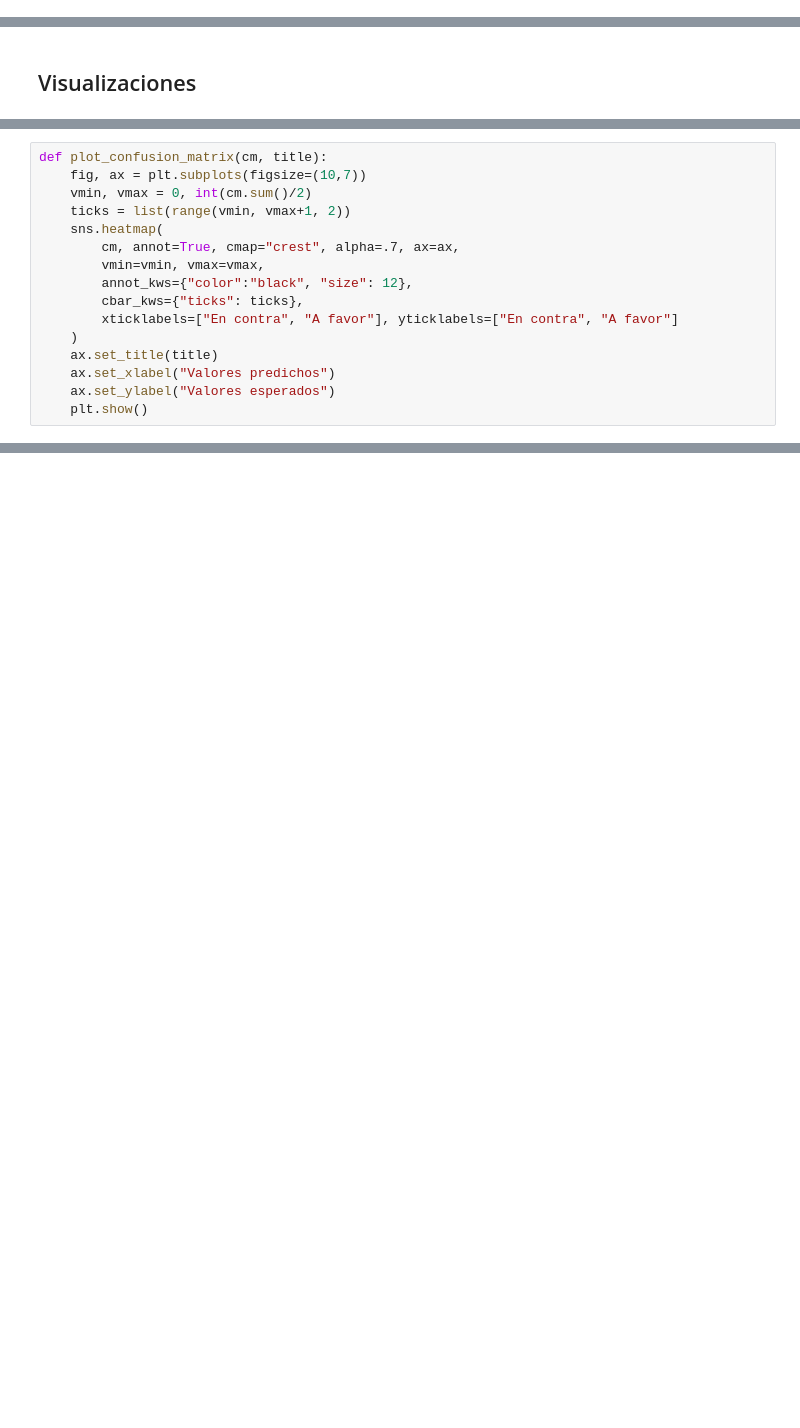
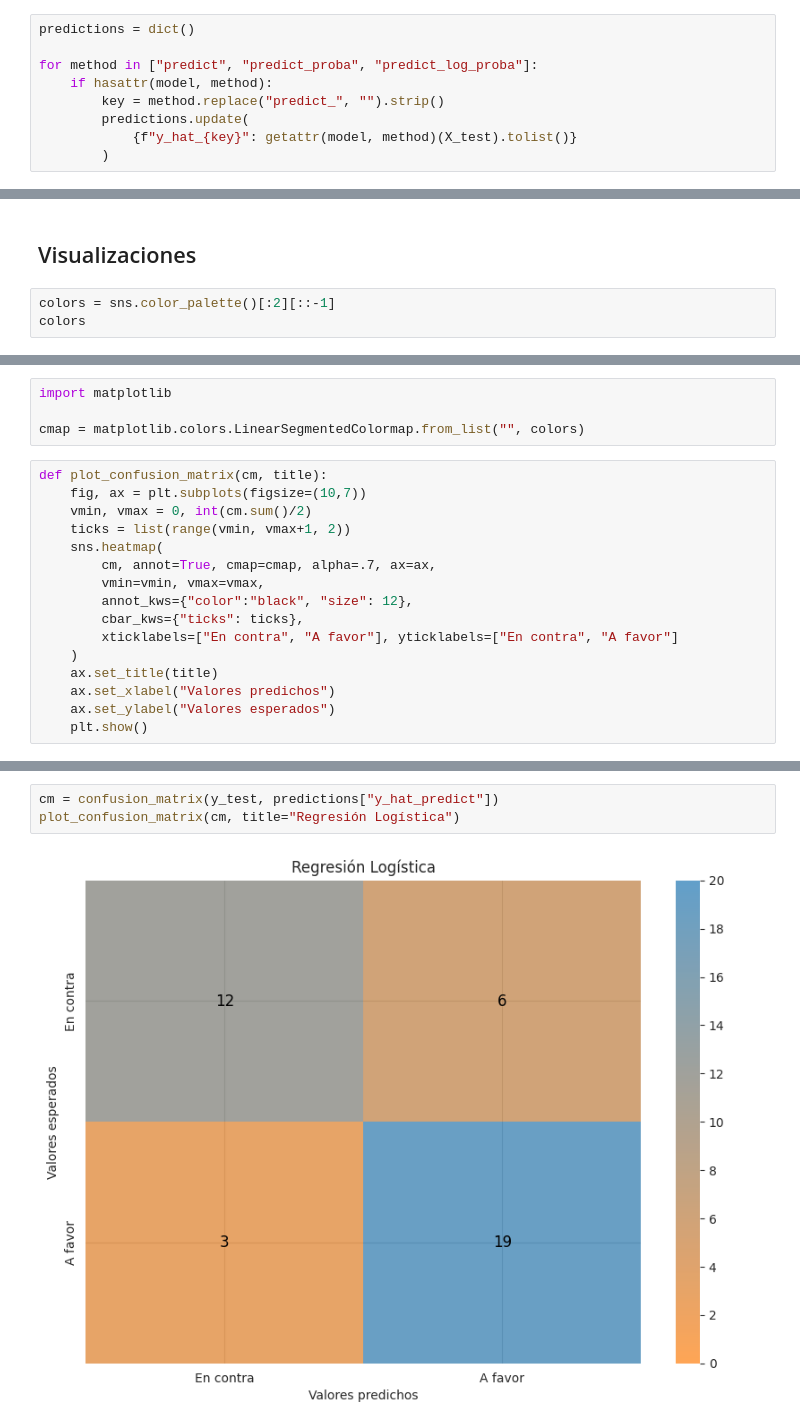
Before and after one commit to macfernandez/eddc-specialization-project, a Jupyter notebook: notebooks/06-model-training.ipynb, the cells around one changed output, grey strips where cells are left out. Drawn from its saved outputs; the diff is of its cells as text; blank space fills up the shorter version.

```diff
--- a/notebooks/06-model-training.ipynb
+++ b/notebooks/06-model-training.ipynb
@@ -49,0 +311,9 @@ nb_proporciones    --- ['y_hat', 'y_hat_proba', 'y_hat_log_proba', 'y_hat_joint_
+# %%
+predictions = dict()
+
+for method in ["predict", "predict_proba", "predict_log_proba"]:
+    if hasattr(model, method):
+        key = method.replace("predict_", "").strip()
+        predictions.update(
+            {f"y_hat_{key}": getattr(model, method)(X_test).tolist()}
+        )
@@ -83,2 +340,5 @@ weighted avg       0.77      0.75      0.75        40
 # %% [markdown]
 ## Visualizaciones
+# %%
+colors = sns.color_palette()[:2][::-1]
+colors
@@ -85,10 +348,14 @@ weighted avg       0.77      0.75      0.75        40
+# %%
+import matplotlib
+
+cmap = matplotlib.colors.LinearSegmentedColormap.from_list("", colors)
 # %%
 def plot_confusion_matrix(cm, title):
     fig, ax = plt.subplots(figsize=(10,7))
     vmin, vmax = 0, int(cm.sum()/2)
     ticks = list(range(vmin, vmax+1, 2))
     sns.heatmap(
-        cm, annot=True, cmap="crest", alpha=.7, ax=ax,
+        cm, annot=True, cmap=cmap, alpha=.7, ax=ax,
         vmin=vmin, vmax=vmax,
         annot_kws={"color":"black", "size": 12},
         cbar_kws={"ticks": ticks},
@@ -111,0 +368,5 @@ for key, value in models_predictions.items():
+# %%
+cm = confusion_matrix(y_test, predictions["y_hat_predict"])
+plot_confusion_matrix(cm, title="Regresión Logística")
+# %% [output]
+[figure, added]
```
Also changed, not shown: parts of 35 cells of this notebook.
